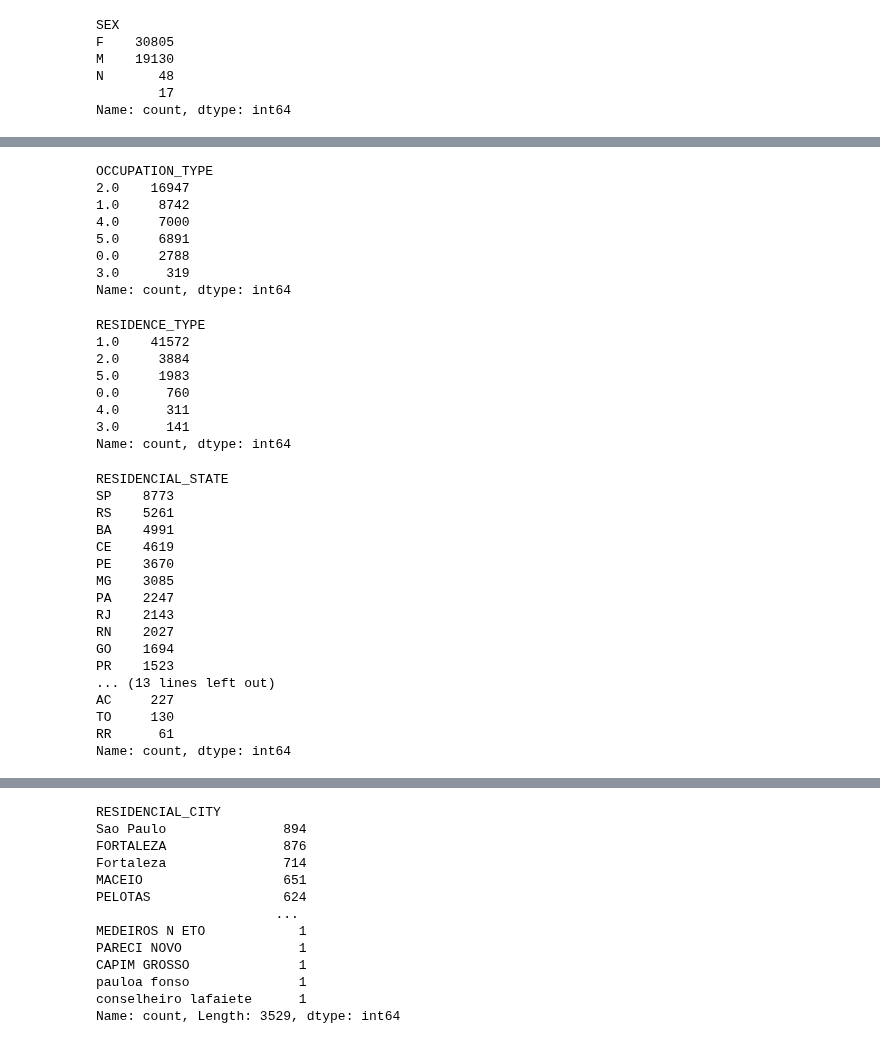
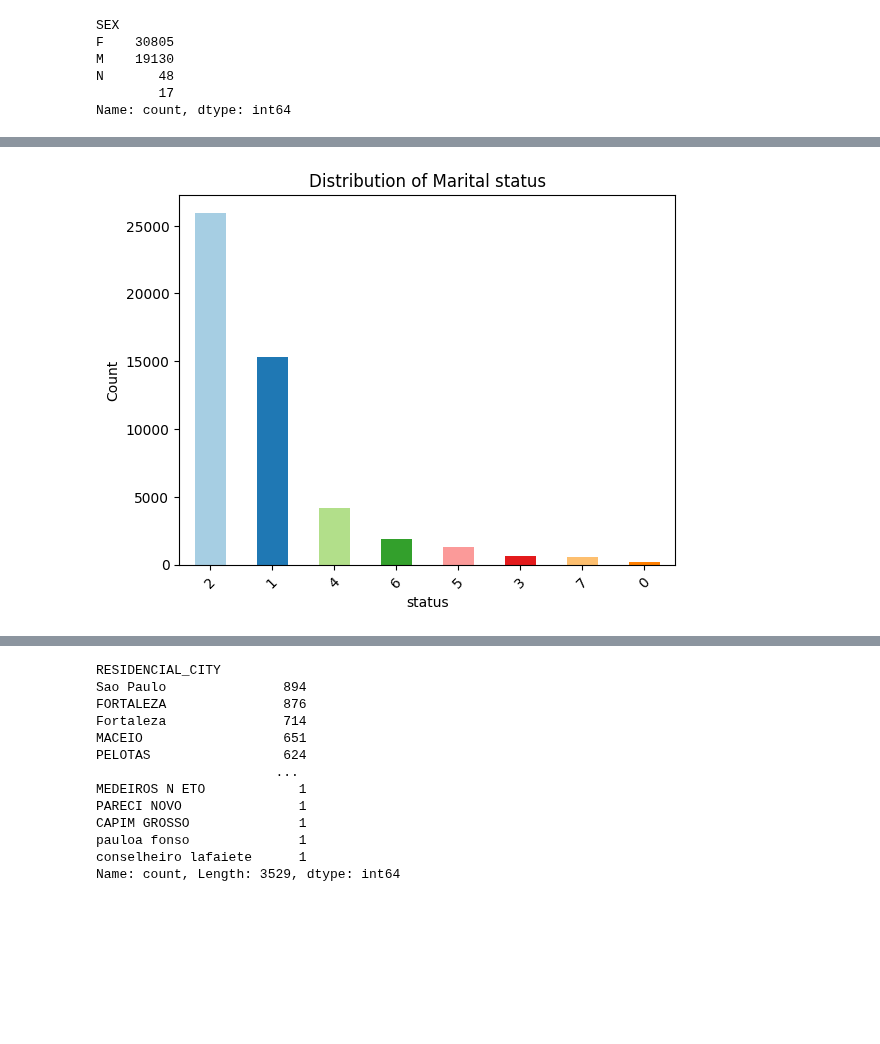
Before and after one commit to nogibjj/ZT-UDS, a Jupyter notebook: exercise_interpretable.ipynb, the cells around one changed output, grey strips where cells are left out. Saved outputs shown, nothing was run; the diff lists cells and outputs as text; code cells hidden in the pictures; blank space fills up the shorter version.

```diff
--- a/exercise_interpretable.ipynb
+++ b/exercise_interpretable.ipynb
@@ -329,42 +316,11 @@ Name: count, dtype: int64
-# %%
-print(df_selected["OCCUPATION_TYPE"].value_counts())
-# %% [output]
-OCCUPATION_TYPE
-2.0    16947
-1.0     8742
-4.0     7000
-5.0     6891
-0.0     2788
-3.0      319
-Name: count, dtype: int64
-# %%
-print(df_selected["RESIDENCE_TYPE"].value_counts())
-# %% [output]
-RESIDENCE_TYPE
-1.0    41572
-2.0     3884
-5.0     1983
-0.0      760
-4.0      311
-3.0      141
-Name: count, dtype: int64
-# %%
-print(df_selected["RESIDENCIAL_STATE"].value_counts())
-# %% [output]
-RESIDENCIAL_STATE
-SP    8773
-RS    5261
-BA    4991
-CE    4619
-PE    3670
-MG    3085
-PA    2247
-RJ    2143
-RN    2027
-GO    1694
-PR    1523
-... (13 lines left out)
-AC     227
-TO     130
-RR      61
-Name: count, dtype: int64
+# %%
+marital_counts = df_selected["MARITAL_STATUS"].value_counts()
+
+marital_counts.plot(kind='bar', color=plt.cm.Paired(range(len(marital_counts))))
+plt.title('Distribution of Marital status')
+plt.xlabel('status')
+plt.ylabel('Count')
+plt.xticks(rotation=45)
+plt.show()
+# %% [output]
+[figure, added]
```
Also changed, not shown: parts of 10 cells of this notebook.
